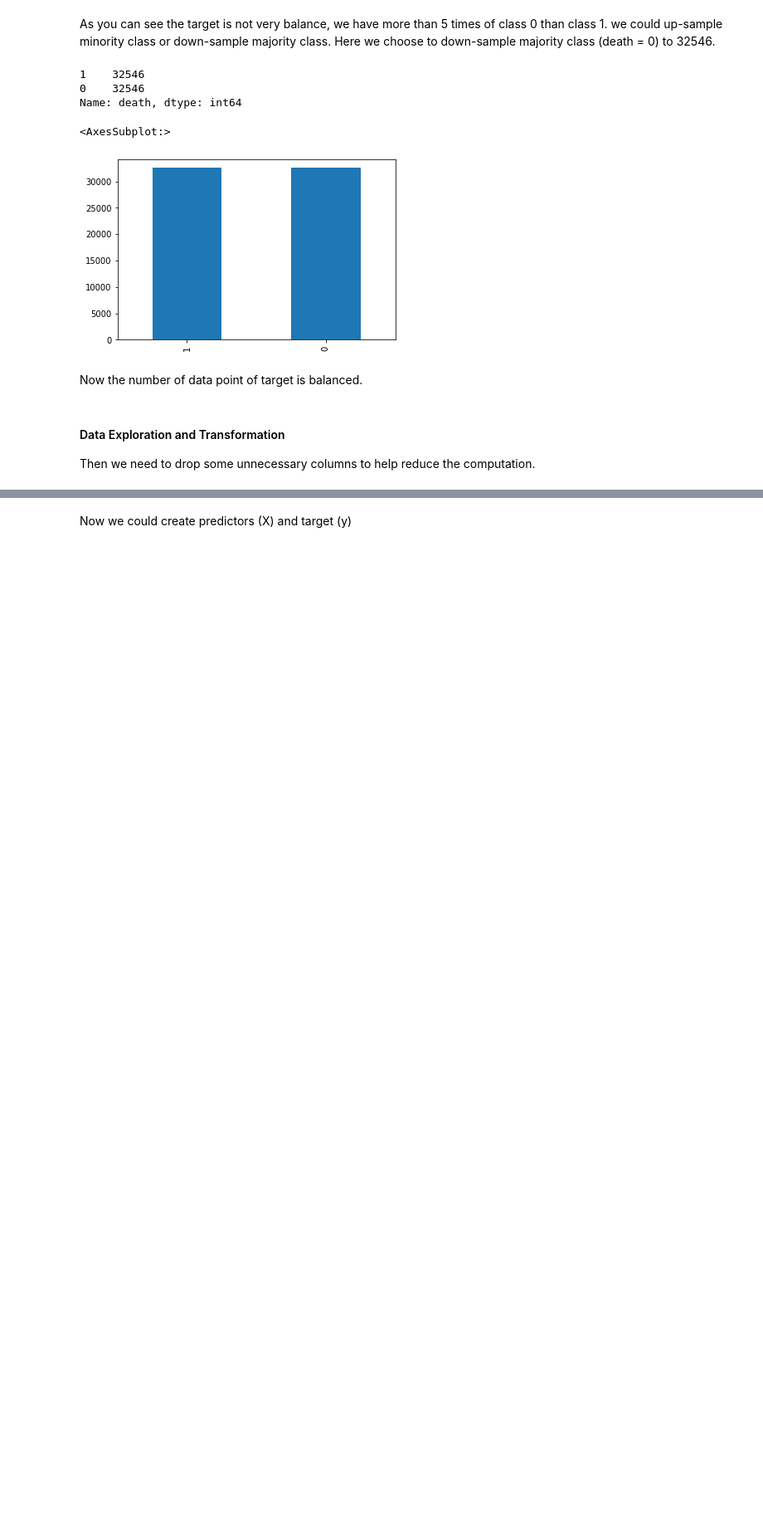
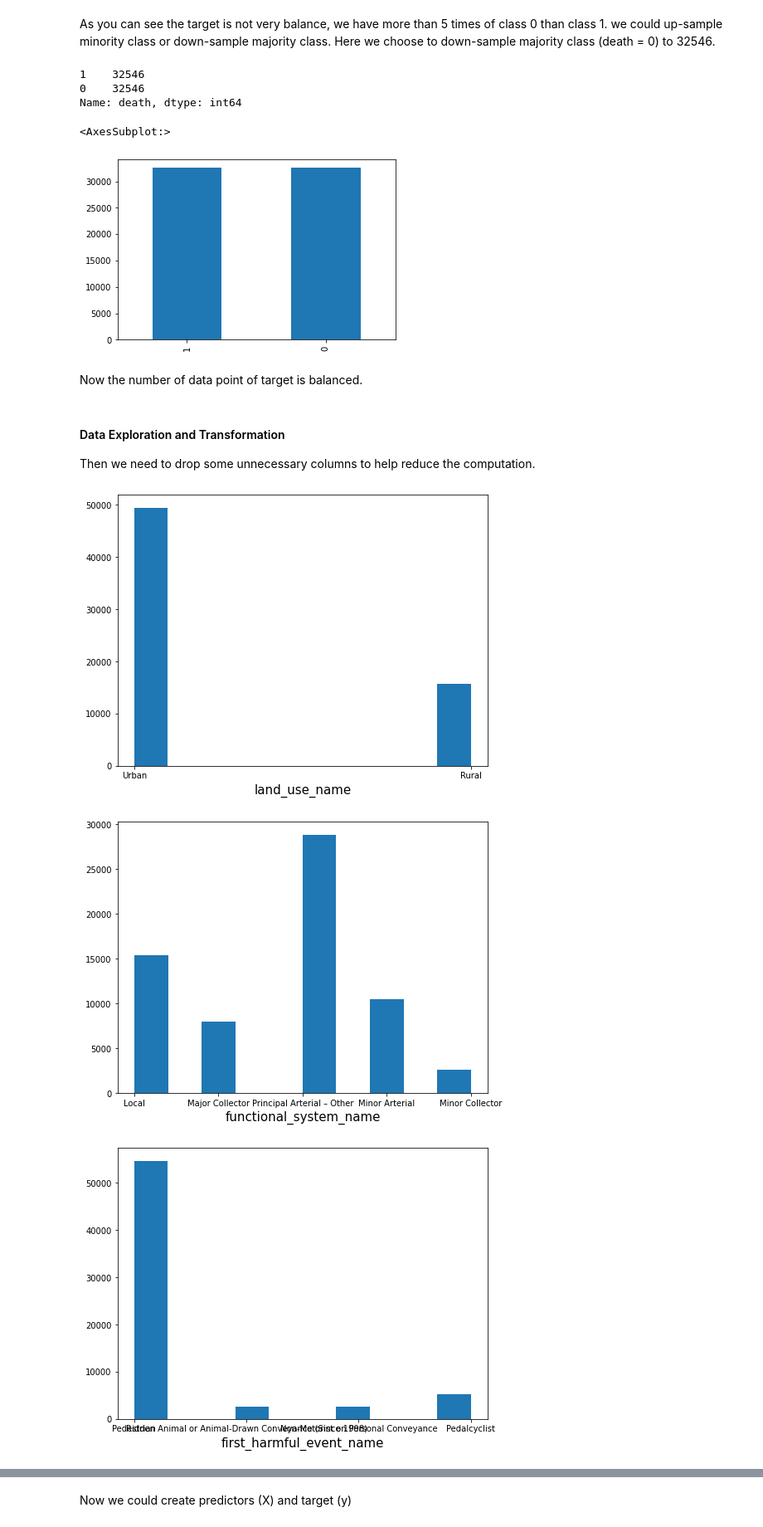
Before and after one commit to ruqianq/NHTSA_FARS_Data_Analysis, a Jupyter notebook: NHTSA_FARS_2015.ipynb, the cells around one changed output, grey strips where cells are left out. Shown at 83% size. Saved outputs shown, nothing was run; the diff lists cells and outputs as text; code cells hidden in the pictures; blank space fills up the shorter version.

```diff
--- a/NHTSA_FARS_2015.ipynb
+++ b/NHTSA_FARS_2015.ipynb
@@ -111,3 +109,15 @@ Then we need to drop some unnecessary columns to help reduce the computation.
 df_downsampled = df_downsampled.drop(['consecutive_number', 'number_of_fatalities', 'fatalities_in_vehicle',
                                       'number_of_forms_submitted_for_persons_not_in_motor_vehicles', 'vehicle_number',
                                       'person_type'], axis=1)
+# %%
+import matplotlib.pyplot as plt
+
+cats = df_downsampled.select_dtypes('object').columns
+for c in cats:
+    plt.figure(figsize=(8,6))
+    plt.hist(df_downsampled[c])
+    plt.xlabel(c, fontsize=15)
+# %% [output]
+[figure, added]
+[figure, added]
+[figure, added]
```
Also changed, not shown: parts of 18 cells of this notebook.
